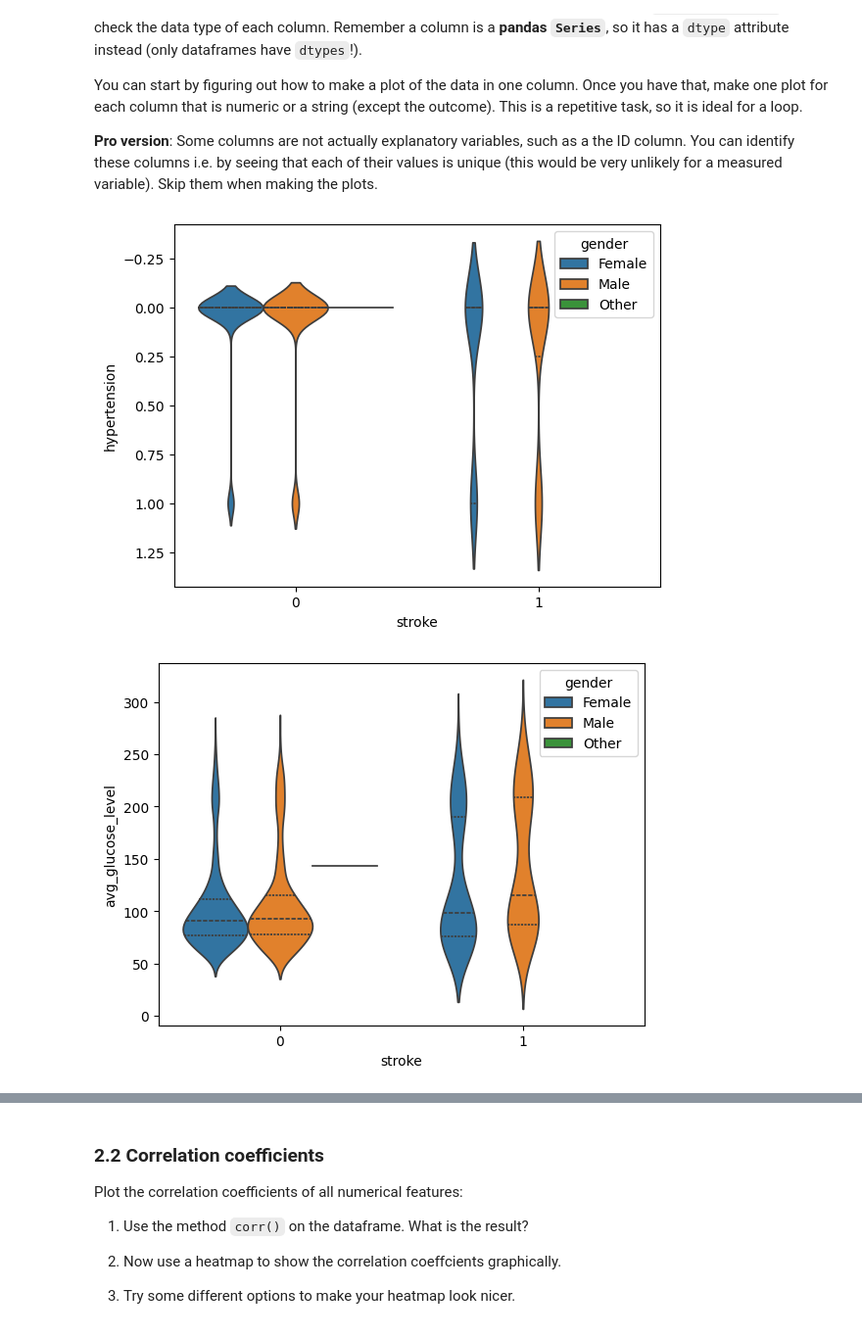
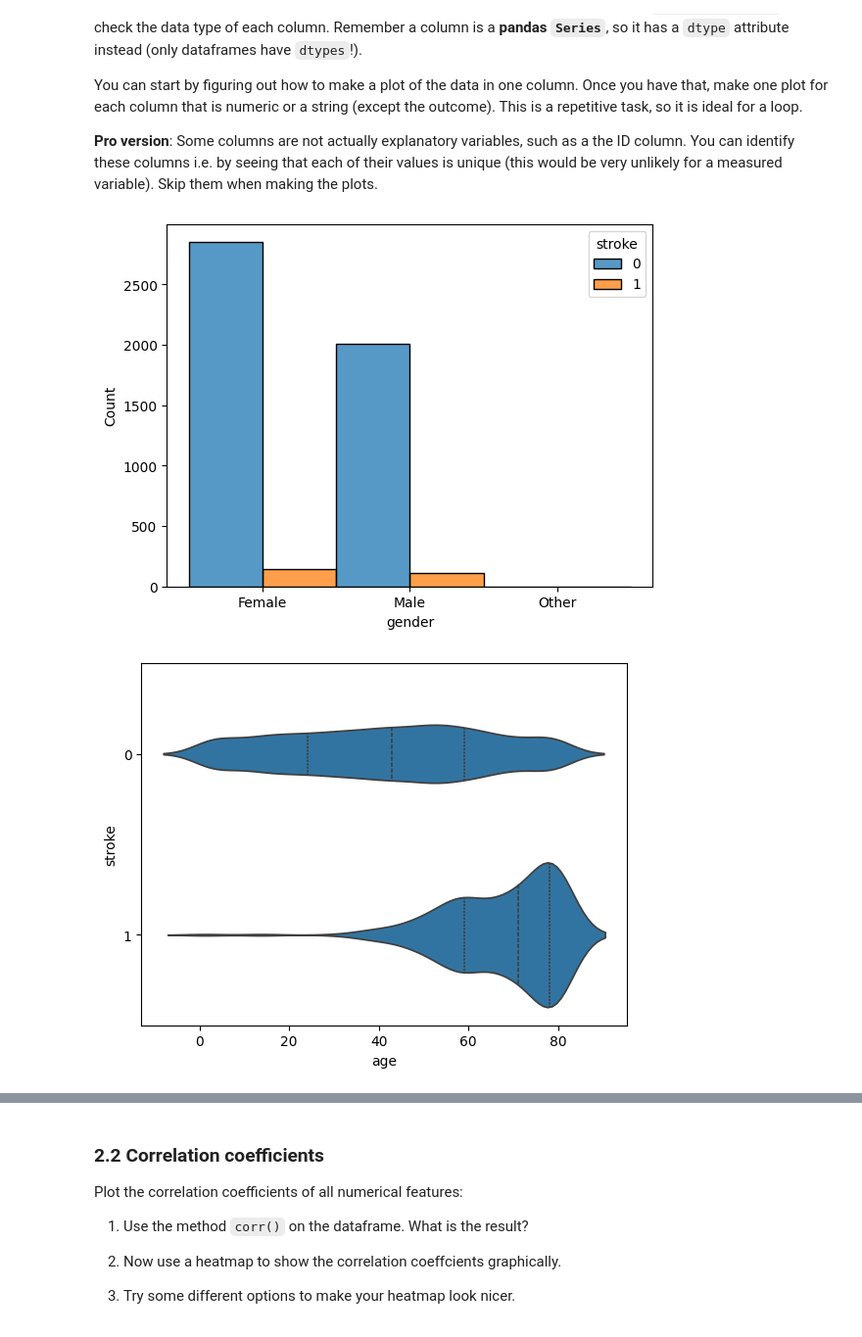
Before and after one commit to Niknyg/Niknyg, a Jupyter notebook: Exercise/Exercise_oct2023.ipynb, the cells around one changed output, grey strips where cells are left out. Shown at 98% size. Cells and saved outputs as stored; diff of their text form; code cells hidden in the pictures.

```diff
--- a/Exercise/Exercise_oct2023.ipynb
+++ b/Exercise/Exercise_oct2023.ipynb
@@ -114,6 +100,7 @@ cvd["work_type"] = cvd["work_type"].astype("category")
 cvd["Residence_type"] = cvd["Residence_type"].astype("category")
 cvd["smoking_status"] = cvd["smoking_status"].astype("category")
 cvd["hypertension"] = cvd["hypertension"].astype("category")
+cvd["heart_disease"] = cvd["heart_disease"].astype("category")
 # %% [output]
 <class 'pandas.core.frame.DataFrame'>
 RangeIndex: 5110 entries, 0 to 5109
@@ -153,22 +140,35 @@ You can start by figuring out how to make a plot of the data in one column. Once
 # %%
  #Age, avg_glucose_level and bmi are continuous variables v distributions = do violin plots:
 
-cont_df = cvd[["hypertension", "avg_glucose_level", 'bmi', "stroke", "gender"]]
+#cont_df = cvd[["hypertension", "avg_glucose_level", 'bmi', "stroke", "gender"]]
 
-
-for var in cont_df:
-  fig, ax = plt.subplots()
-
-  sns.violinplot(
-    data = cont_df,
-    x = "stroke",
-    y = var,
-    hue = "gender",
+for var in cvd:
+  if var == 'id':
+    pass
+  elif var == 'stroke':
+    pass
+  elif cvd[var].dtype == 'category':
+        fig, ax = plt.subplots()
+        sns.histplot(data = cvd,
+        x = var,
+        hue = "stroke",
+    # Draw side-by-side bars.
+        multiple = "dodge",
+    # Set the number of bins in the histogram.
+        bins = 10,
+        stat="count",
+    # Set on which 'axis' (panel) we want to draw the plot.
+        ax = ax)
+  elif cvd[var].dtype == 'int64' or "float64":
+    fig, ax = plt.subplots()
+    sns.violinplot(
+    data=cvd,
+    x = var,
+    y = "stroke",
     dodge = True,
     inner = "quartile",
     ax = ax
-)
-plt.show()
+    )
 # %% [output]
-[figure, old version]
+[figure, new version]
-[figure, old version]
+[figure, new version]
```
Also changed, not shown: parts of 9 cells of this notebook.
